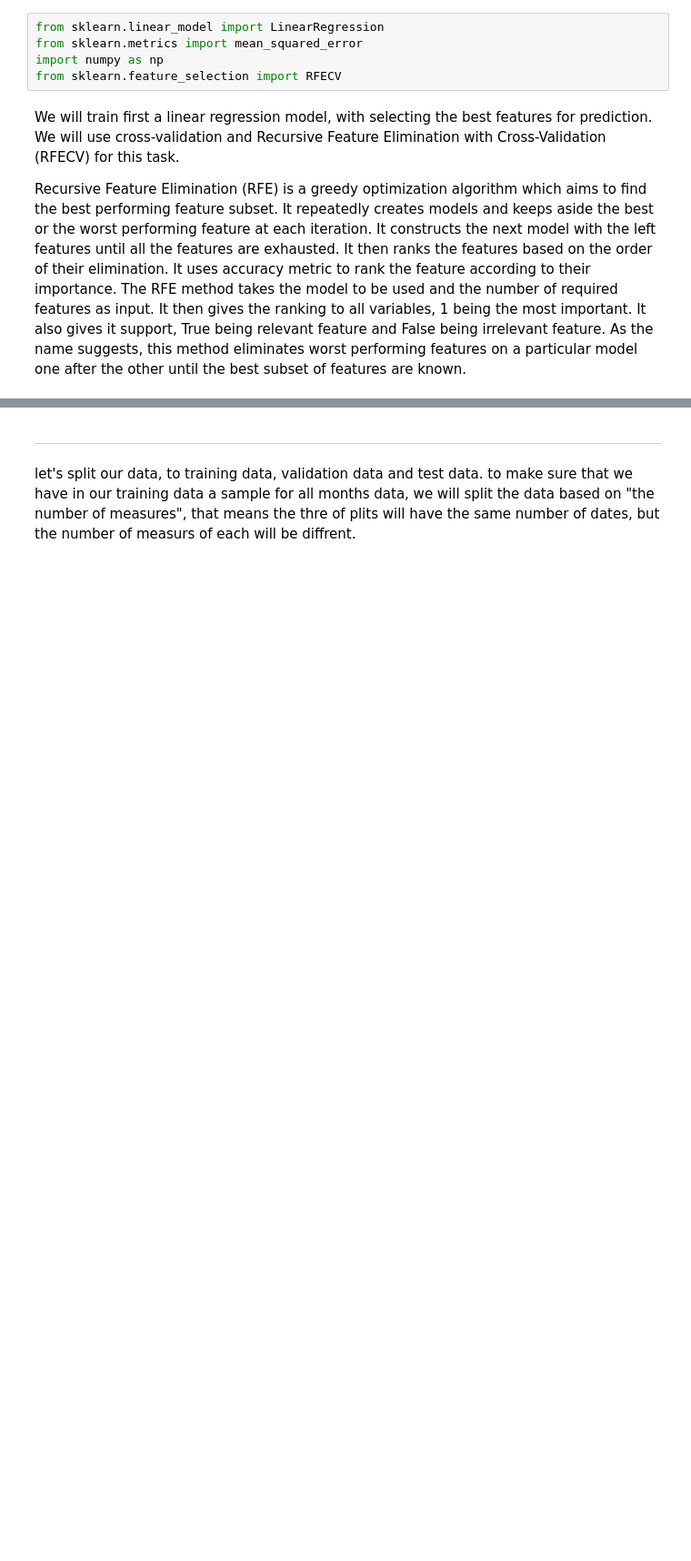
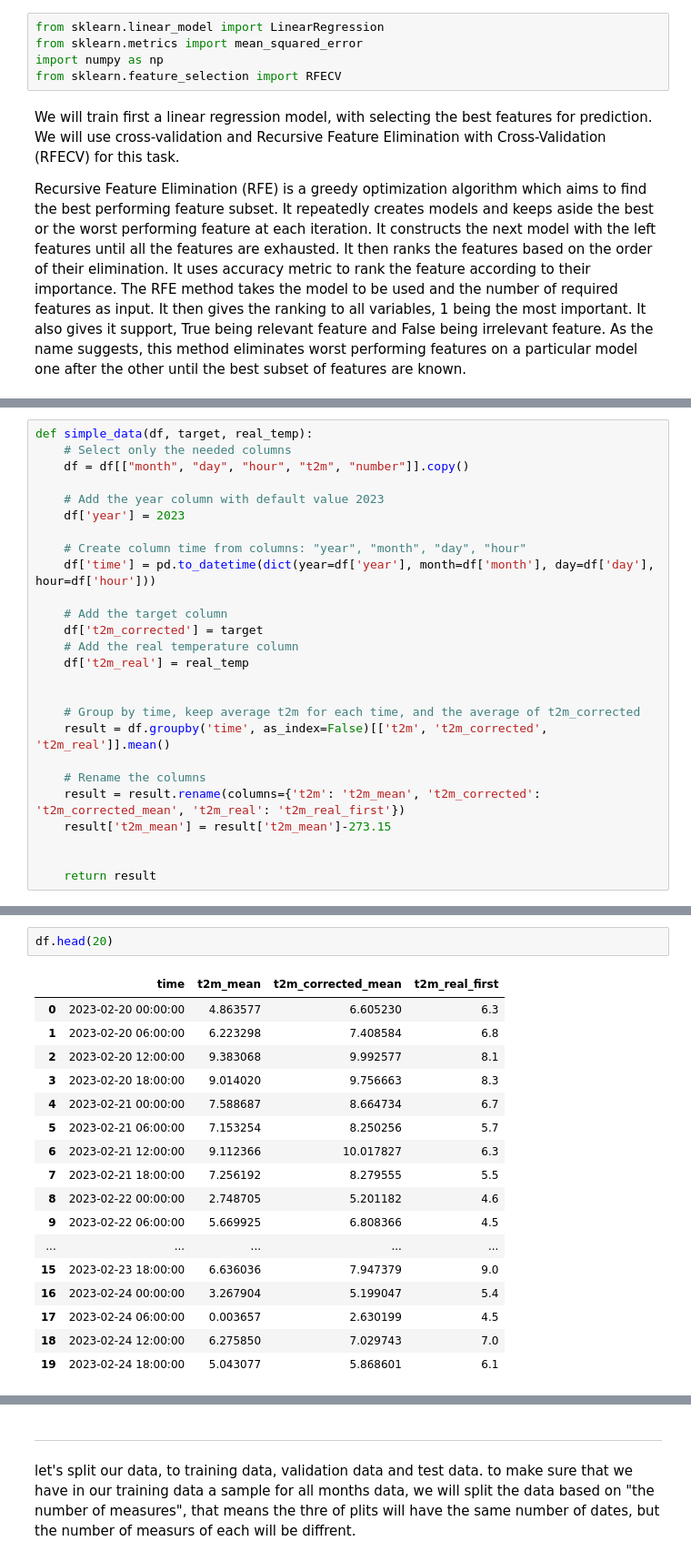
Before and after one commit to k-Refuge/weather-forcasting, a Jupyter notebook: forecasts.ipynb, the cells around one changed output, grey strips where cells are left out. Shown at 91% size. Cells and saved outputs as stored; diff of their text form; blank space fills up the shorter version.

```diff
--- a/forecasts.ipynb
+++ b/forecasts.ipynb
@@ -628,0 +681,26 @@ RMSE with selected features: 2.08
+# %%
+def simple_data(df, target, real_temp):
+    # Select only the needed columns
+    df = df[["month", "day", "hour", "t2m", "number"]].copy()
+
+    # Add the year column with default value 2023
+    df['year'] = 2023
+
+    # Create column time from columns: "year", "month", "day", "hour"
+    df['time'] = pd.to_datetime(dict(year=df['year'], month=df['month'], day=df['day'], hour=df['hour']))
+
+    # Add the target column
+    df['t2m_corrected'] = target
+    # Add the real temperature column
+    df['t2m_real'] = real_temp
+
+
+    # Group by time, keep average t2m for each time, and the average of t2m_corrected
+    result = df.groupby('time', as_index=False)[['t2m', 't2m_corrected', 't2m_real']].mean()
+
+    # Rename the columns
+    result = result.rename(columns={'t2m': 't2m_mean', 't2m_corrected': 't2m_corrected_mean', 't2m_real': 't2m_real_first'})
+    result['t2m_mean'] = result['t2m_mean']-273.15
+
+
+    return result
@@ -628,0 +716,20 @@ RMSE with selected features: 2.08
+# %%
+df.head(20)
+# %% [output]
+|  | time | t2m_mean | t2m_corrected_mean | t2m_real_first |
+| 0 | 2023-02-20 00:00:00 | 4.863577 | 6.605230 | 6.3 |
+| 1 | 2023-02-20 06:00:00 | 6.223298 | 7.408584 | 6.8 |
+| 2 | 2023-02-20 12:00:00 | 9.383068 | 9.992577 | 8.1 |
+| 3 | 2023-02-20 18:00:00 | 9.014020 | 9.756663 | 8.3 |
+| 4 | 2023-02-21 00:00:00 | 7.588687 | 8.664734 | 6.7 |
+| 5 | 2023-02-21 06:00:00 | 7.153254 | 8.250256 | 5.7 |
+| 6 | 2023-02-21 12:00:00 | 9.112366 | 10.017827 | 6.3 |
+| 7 | 2023-02-21 18:00:00 | 7.256192 | 8.279555 | 5.5 |
+| 8 | 2023-02-22 00:00:00 | 2.748705 | 5.201182 | 4.6 |
+| 9 | 2023-02-22 06:00:00 | 5.669925 | 6.808366 | 4.5 |
+| ... | ... | ... | ... | ... |
+| 15 | 2023-02-23 18:00:00 | 6.636036 | 7.947379 | 9.0 |
+| 16 | 2023-02-24 00:00:00 | 3.267904 | 5.199047 | 5.4 |
+| 17 | 2023-02-24 06:00:00 | 0.003657 | 2.630199 | 4.5 |
+| 18 | 2023-02-24 12:00:00 | 6.275850 | 7.029743 | 7.0 |
+| 19 | 2023-02-24 18:00:00 | 5.043077 | 5.868601 | 6.1 |
```
Also changed, not shown: parts of 13 cells of this notebook.
